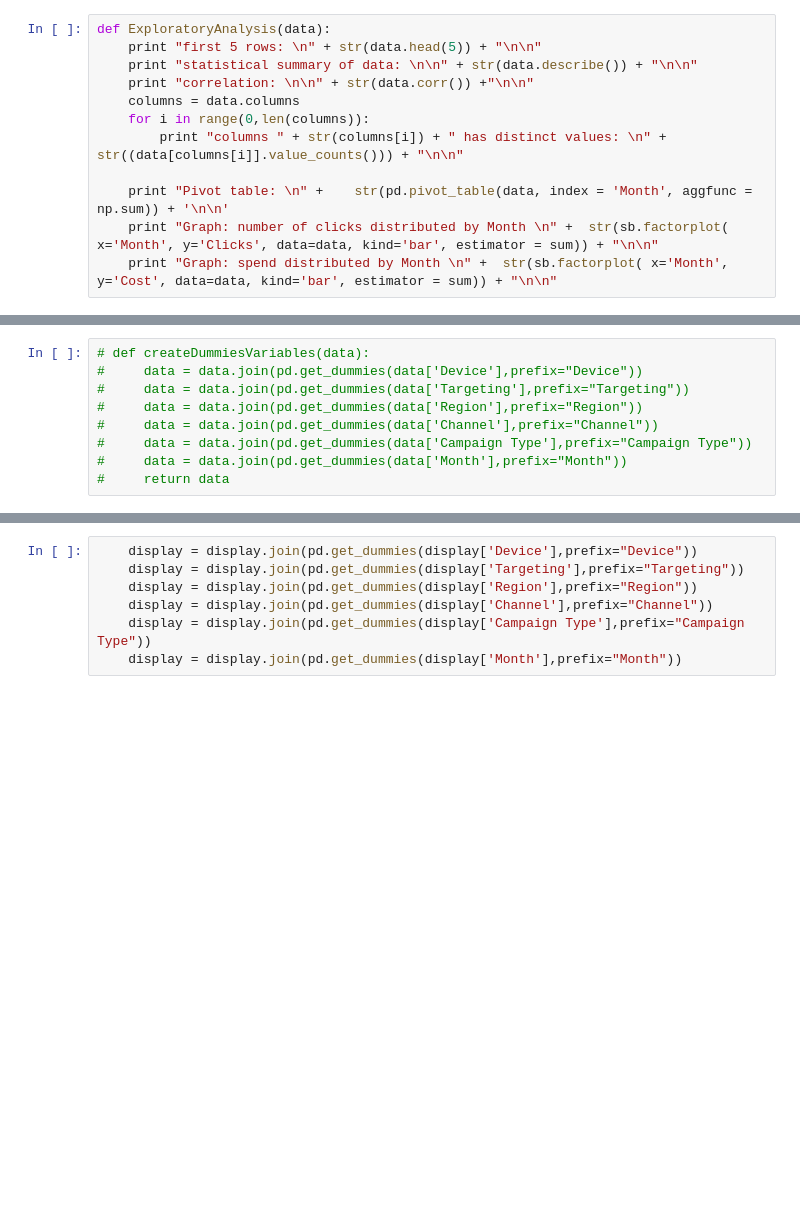
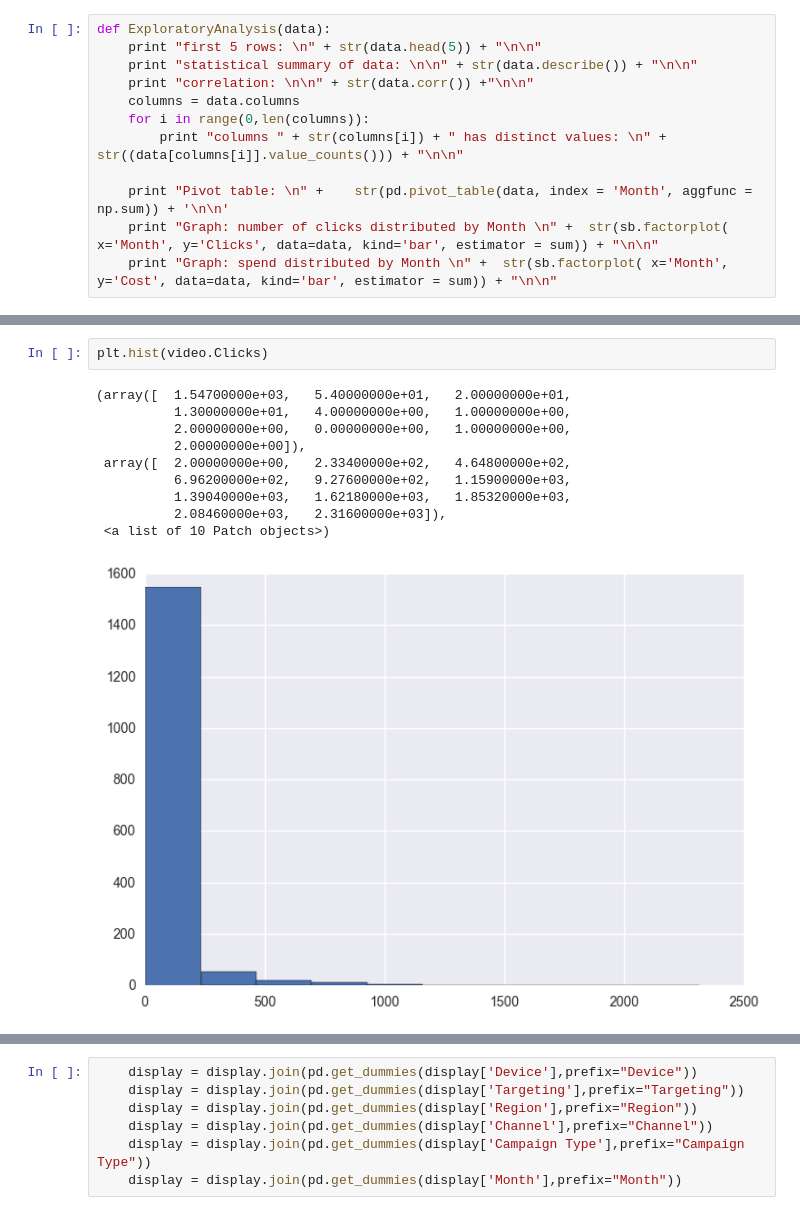
Before and after one commit to ngocdhoang/DS-FinalProject, a Jupyter notebook: Ngoc Hoang - Final Project.ipynb, the cells around one changed output, grey strips where cells are left out. Saved outputs shown, nothing was run; the diff lists cells and outputs as text; blank space fills up the shorter version.

```diff
--- a/Ngoc Hoang - Final Project.ipynb
+++ b/Ngoc Hoang - Final Project.ipynb
@@ -66,9 +53,13 @@ Graph: spend distributed by Month
-# %%
-# def createDummiesVariables(data):
-#     data = data.join(pd.get_dummies(data['Device'],prefix="Device"))
-#     data = data.join(pd.get_dummies(data['Targeting'],prefix="Targeting"))
-#     data = data.join(pd.get_dummies(data['Region'],prefix="Region"))
-#     data = data.join(pd.get_dummies(data['Channel'],prefix="Channel"))
-#     data = data.join(pd.get_dummies(data['Campaign Type'],prefix="Campaign Type"))
-#     data = data.join(pd.get_dummies(data['Month'],prefix="Month"))
-#     return data
+# %%
+plt.hist(video.Clicks)
+# %% [output]
+(array([  1.54700000e+03,   5.40000000e+01,   2.00000000e+01,
+          1.30000000e+01,   4.00000000e+00,   1.00000000e+00,
+          2.00000000e+00,   0.00000000e+00,   1.00000000e+00,
+          2.00000000e+00]),
+ array([  2.00000000e+00,   2.33400000e+02,   4.64800000e+02,
+          6.96200000e+02,   9.27600000e+02,   1.15900000e+03,
+          1.39040000e+03,   1.62180000e+03,   1.85320000e+03,
+          2.08460000e+03,   2.31600000e+03]),
+ <a list of 10 Patch objects>)
+[figure, added]
```
Also changed, not shown: parts of 20 cells of this notebook, 1 other file.
